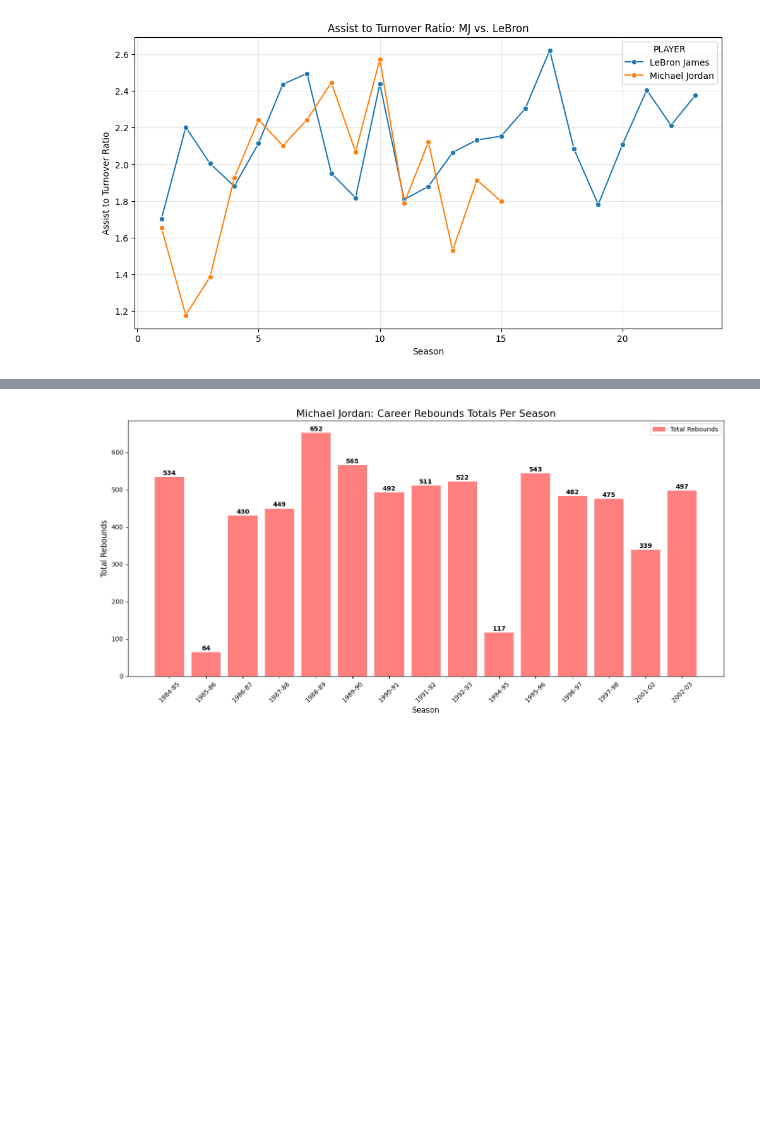
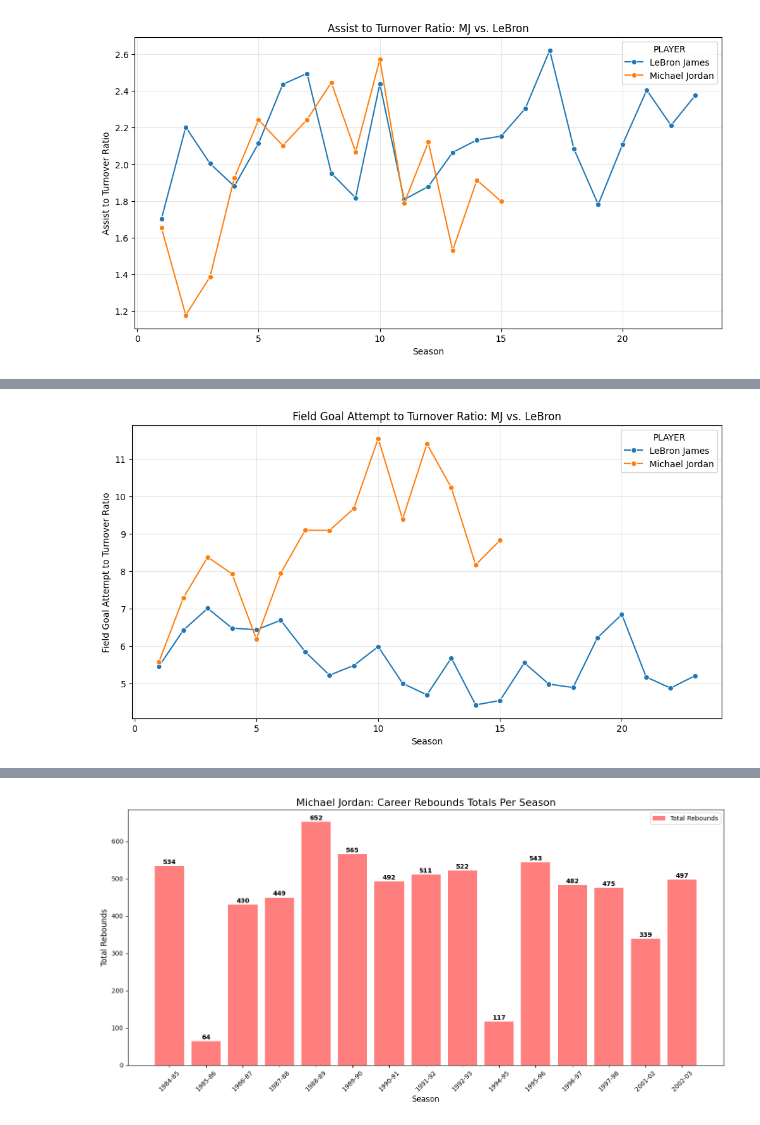
Before and after one commit to Jtambwe7305/mj-vs-lbj-nba-analysis-ai-help, a Jupyter notebook: Goat_comparison.ipynb, the cells around one changed output, grey strips where cells are left out. Saved outputs shown, nothing was run; the diff lists cells and outputs as text; code cells hidden in the pictures; blank space fills up the shorter version.

```diff
--- a/Goat_comparison.ipynb
+++ b/Goat_comparison.ipynb
@@ -807,3 +807,12 @@ plt.grid(True, alpha=0.3)
 plt.show()
 # %% [output]
 [figure]
+# %%
+def get_fga_per_tov(df):
+    df = df.copy()
+    df['FGA/TOV'] = df['FGA'] / df['TOV']
+    return df[['SEASON_ID', 'Exp_Year', 'PLAYER', 'FGA', 'TOV', 'FGA/TOV']]
+
+mj_fga_per_tov = get_fga_per_tov(mj_stats)
+print("---Michael Jordan Field Goal Attempts Per Turnover---")
+print(mj_fga_per_tov)
@@ -809,0 +837,4 @@ plt.show()
+# %%
+lbj_fga_per_tov = get_fga_per_tov(lbj_stats)
+print("---LeBron James: Field Goal Attempts Per Turnover---")
+print(lbj_fga_per_tov)
@@ -809,0 +859,12 @@ plt.show()
+# %%
+df_fga_per_tov = pd.concat([lbj_fga_per_tov, mj_fga_per_tov])
+
+plt.figure(figsize=(12, 6))
+sns.lineplot(data=df_fga_per_tov, x='Exp_Year', y='FGA/TOV', hue='PLAYER', marker='o')
+plt.title('Field Goal Attempt to Turnover Ratio: MJ vs. LeBron')
+plt.xlabel('Season')
+plt.ylabel('Field Goal Attempt to Turnover Ratio')
+plt.grid(True, alpha=0.3)
+plt.show()
+# %% [output]
+[figure, added]
```
Also changed, not shown: parts of 5 cells of this notebook.
